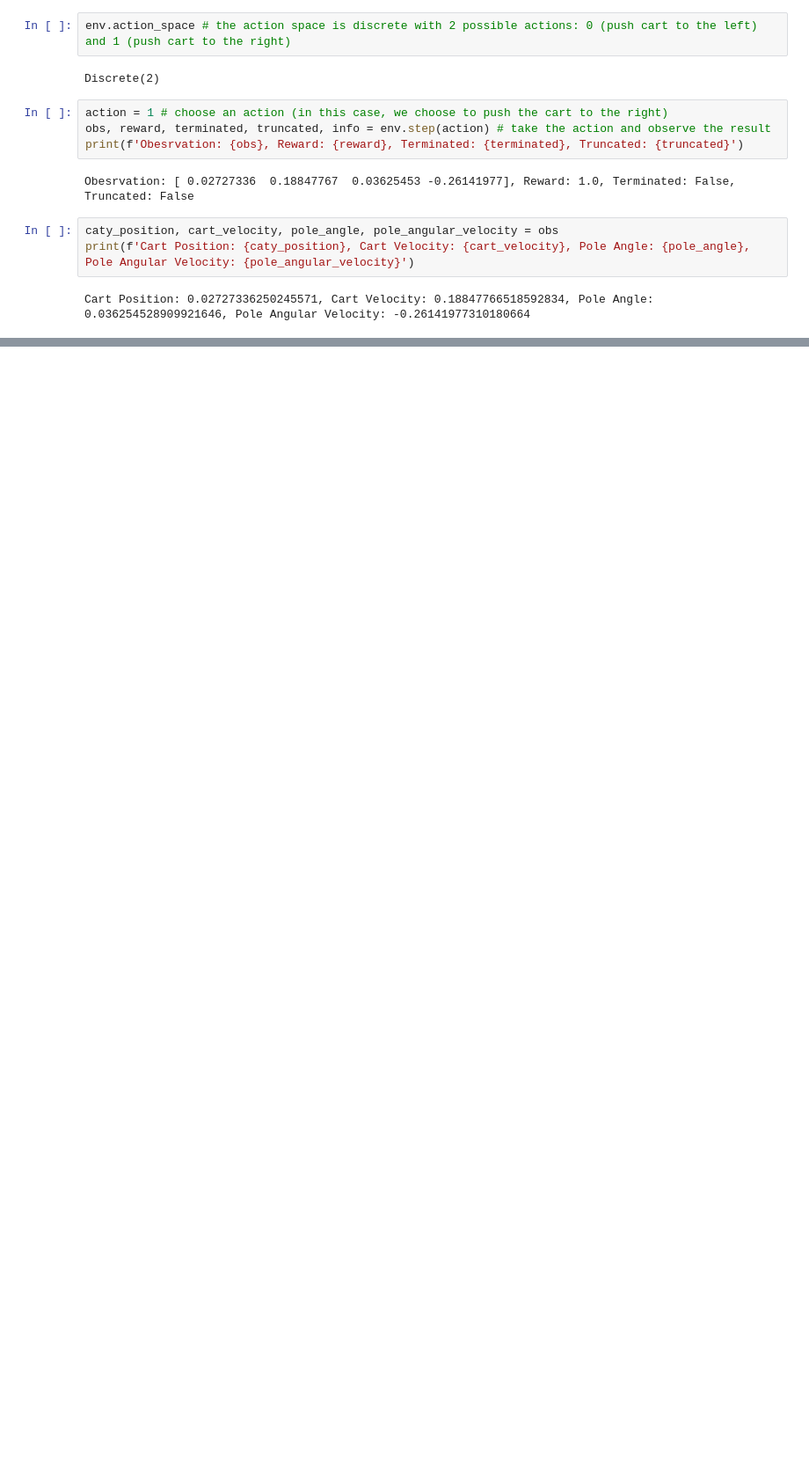
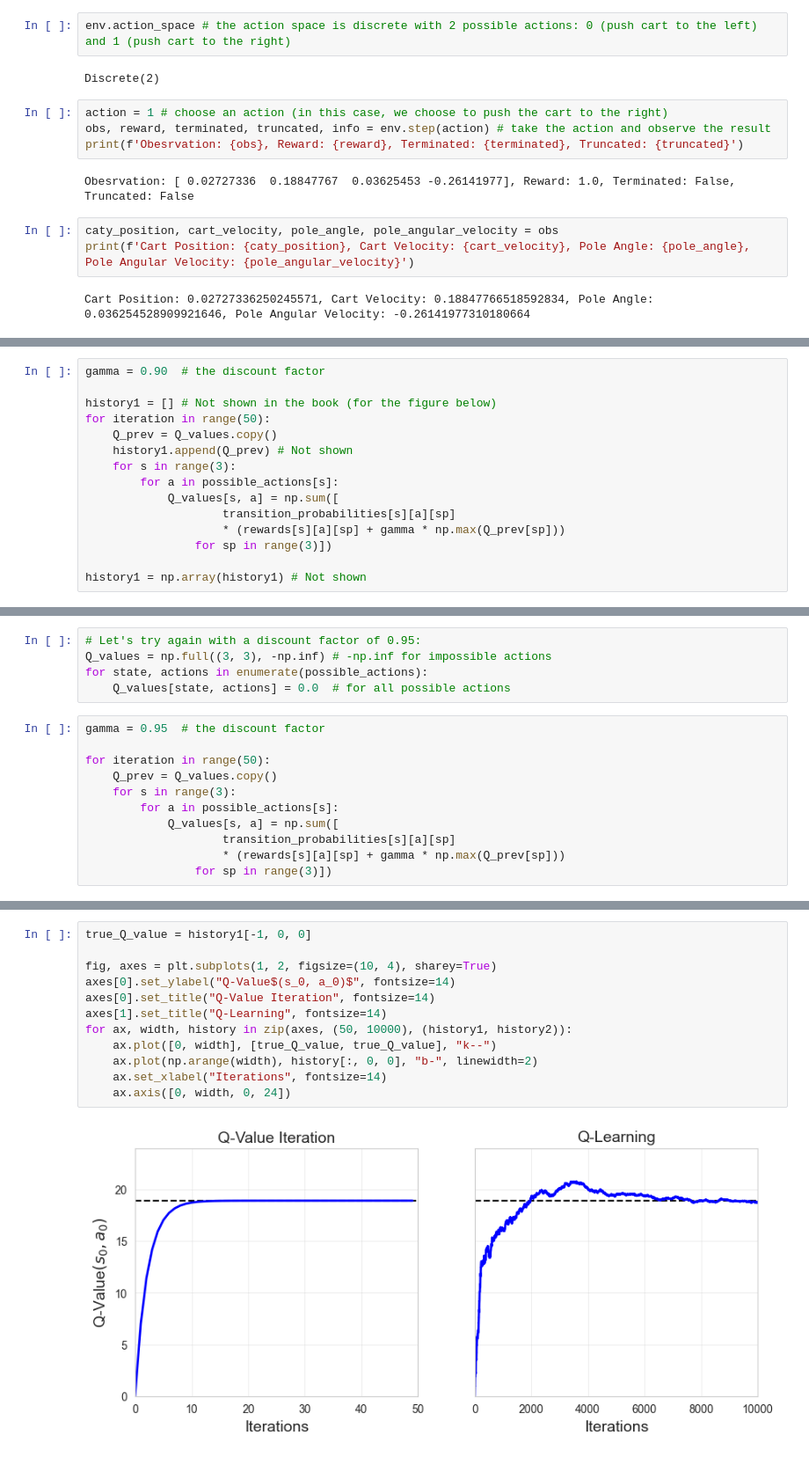
Before and after one commit to KevinShindel/MachineLearning, a Jupyter notebook: ML with TensorFlow/Reinforcement Learning.ipynb, the cells around one changed output, grey strips where cells are left out. Shown at 88% size. Cells and saved outputs as stored; diff of their text form; blank space fills up the shorter version.

```diff
--- a/ML with TensorFlow/Reinforcement Learning.ipynb
+++ b/ML with TensorFlow/Reinforcement Learning.ipynb
@@ -102,0 +337,15 @@ mean/std/min/max: 40.735 8.55656327037906 25.0 60.0
+# %%
+gamma = 0.90  # the discount factor
+
+history1 = [] # Not shown in the book (for the figure below)
+for iteration in range(50):
+    Q_prev = Q_values.copy()
+    history1.append(Q_prev) # Not shown
+    for s in range(3):
+        for a in possible_actions[s]:
+            Q_values[s, a] = np.sum([
+                    transition_probabilities[s][a][sp]
+                    * (rewards[s][a][sp] + gamma * np.max(Q_prev[sp]))
+                for sp in range(3)])
+
+history1 = np.array(history1) # Not shown
@@ -102,0 +364,16 @@ mean/std/min/max: 40.735 8.55656327037906 25.0 60.0
+# %%
+# Let's try again with a discount factor of 0.95:
+Q_values = np.full((3, 3), -np.inf) # -np.inf for impossible actions
+for state, actions in enumerate(possible_actions):
+    Q_values[state, actions] = 0.0  # for all possible actions
+# %%
+gamma = 0.95  # the discount factor
+
+for iteration in range(50):
+    Q_prev = Q_values.copy()
+    for s in range(3):
+        for a in possible_actions[s]:
+            Q_values[s, a] = np.sum([
+                    transition_probabilities[s][a][sp]
+                    * (rewards[s][a][sp] + gamma * np.max(Q_prev[sp]))
+                for sp in range(3)])
@@ -102,0 +439,14 @@ mean/std/min/max: 40.735 8.55656327037906 25.0 60.0
+# %%
+true_Q_value = history1[-1, 0, 0]
+
+fig, axes = plt.subplots(1, 2, figsize=(10, 4), sharey=True)
+axes[0].set_ylabel("Q-Value$(s_0, a_0)$", fontsize=14)
+axes[0].set_title("Q-Value Iteration", fontsize=14)
+axes[1].set_title("Q-Learning", fontsize=14)
+for ax, width, history in zip(axes, (50, 10000), (history1, history2)):
+    ax.plot([0, width], [true_Q_value, true_Q_value], "k--")
+    ax.plot(np.arange(width), history[:, 0, 0], "b-", linewidth=2)
+    ax.set_xlabel("Iterations", fontsize=14)
+    ax.axis([0, width, 0, 24])
+# %% [output]
+[figure, added]
```
Also changed, not shown: parts of 46 cells of this notebook, 6 other files.
